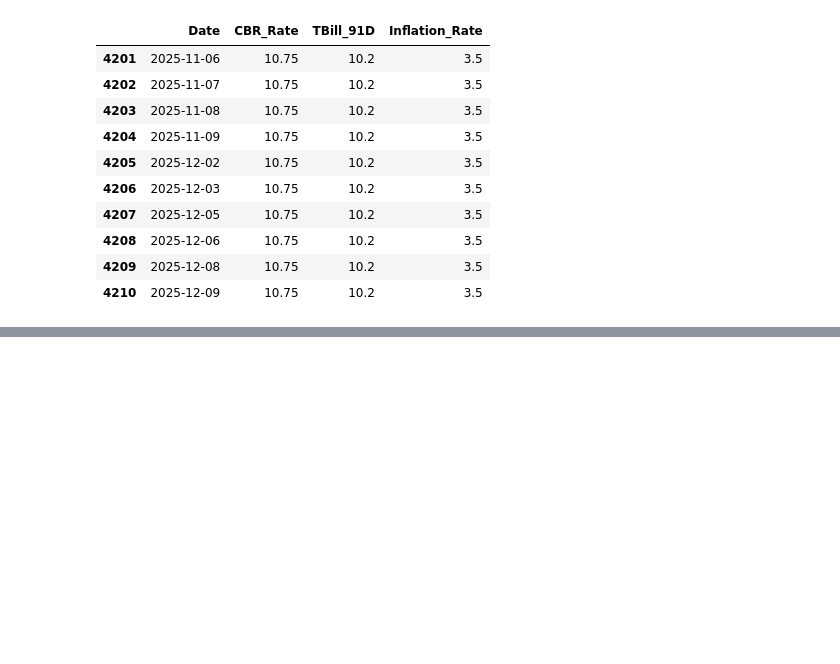
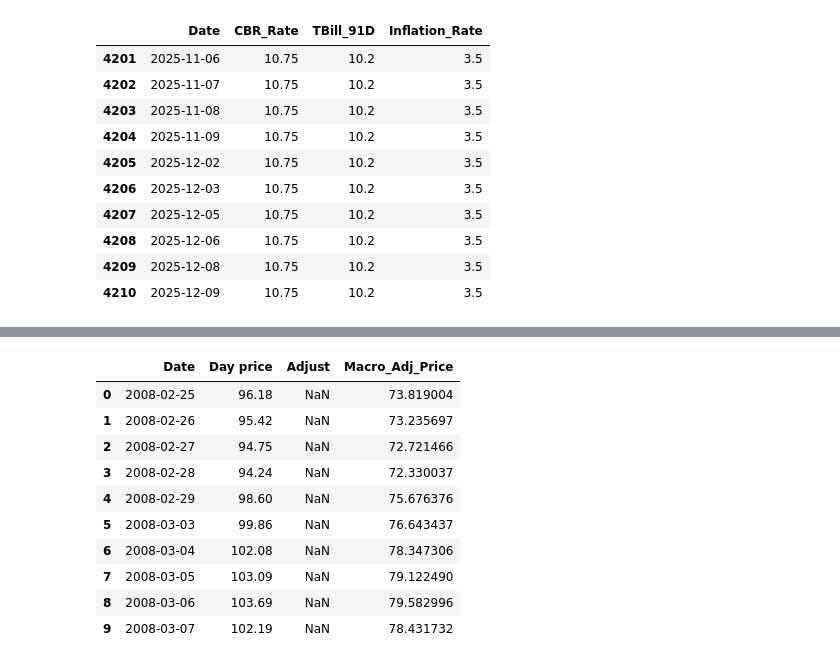
Before and after one commit to clivethiongo/Kenya-Monetary-Policy-Stock-Market, a Jupyter notebook: notebooks/01_data_collection.ipynb, the cells around one changed output, grey strips where cells are left out. Drawn from its saved outputs; the diff is of its cells as text; code cells hidden in the pictures; blank space fills up the shorter version.

```diff
--- a/notebooks/01_data_collection.ipynb
+++ b/notebooks/01_data_collection.ipynb
@@ -294,0 +335,22 @@ print(f"\n✓ Cleaned data saved to: {output_path}")
+# %%
+# Calculate the adjusted macroeconomic price
+# Higher CBR/TBill/Inflation = more discounting of the nominal price
+final_nasi['Macro_Adj_Price'] = final_nasi['Day price'] / (
+    (1 + final_nasi['Inflation_Rate'] / 100) *
+    (1 + final_nasi['CBR_Rate'] / 100) *
+    (1 + final_nasi['TBill_91D'] / 100)
+)
+
+final_nasi[['Date', 'Day price', 'Adjust', 'Macro_Adj_Price']].head(10)
+# %% [output]
+|  | Date | Day price | Adjust | Macro_Adj_Price |
+| 0 | 2008-02-25 | 96.18 | NaN | 73.819004 |
+| 1 | 2008-02-26 | 95.42 | NaN | 73.235697 |
+| 2 | 2008-02-27 | 94.75 | NaN | 72.721466 |
+| 3 | 2008-02-28 | 94.24 | NaN | 72.330037 |
+| 4 | 2008-02-29 | 98.60 | NaN | 75.676376 |
+| 5 | 2008-03-03 | 99.86 | NaN | 76.643437 |
+| 6 | 2008-03-04 | 102.08 | NaN | 78.347306 |
+| 7 | 2008-03-05 | 103.09 | NaN | 79.122490 |
+| 8 | 2008-03-06 | 103.69 | NaN | 79.582996 |
+| 9 | 2008-03-07 | 102.19 | NaN | 78.431732 |
```
Also changed, not shown: parts of 12 cells of this notebook.
